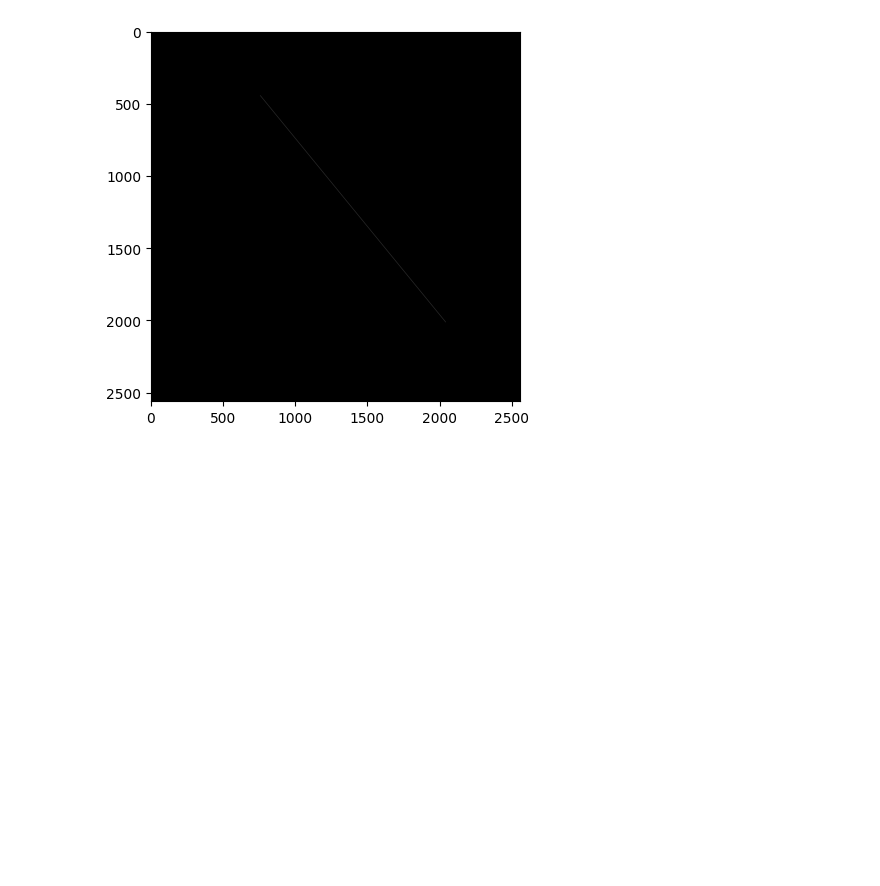
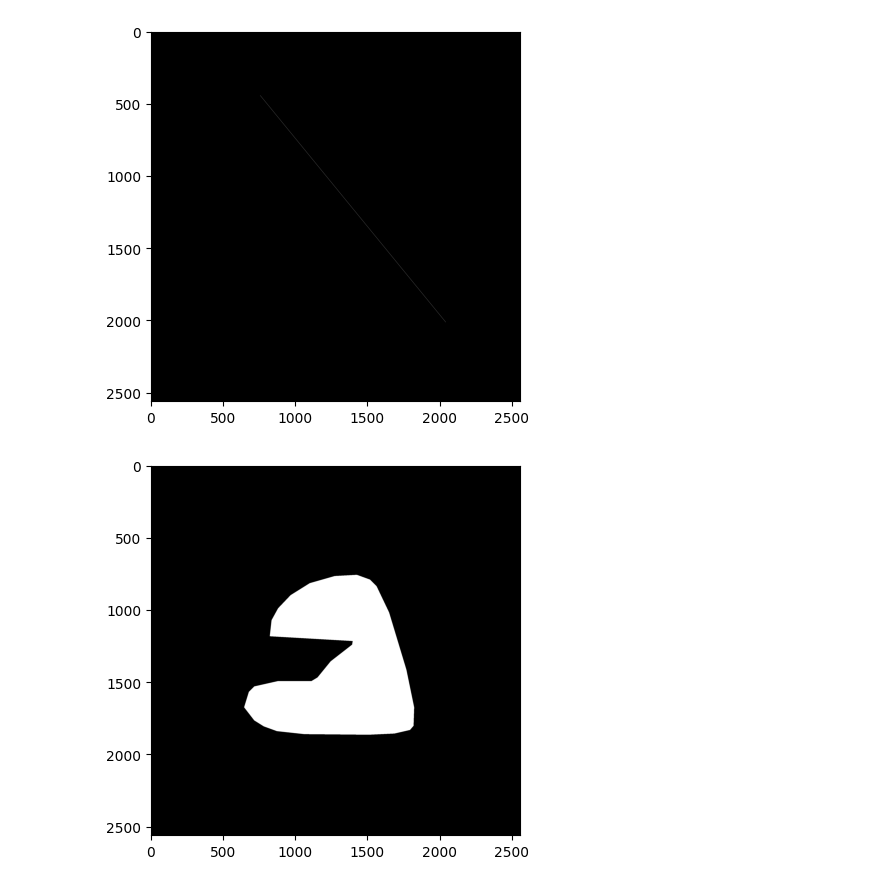
Before and after one commit to mlexchange/mlex_highres_segmentation, a Jupyter notebook: mask_playground.ipynb, the cells around one changed output. Saved outputs shown, nothing was run; the diff lists cells and outputs as text; code cells hidden in the pictures; blank space fills up the shorter version.

```diff
--- a/mask_playground.ipynb
+++ b/mask_playground.ipynb
@@ -102,7 +110,7 @@ plt.show()
 import numpy as np
 from skimage import draw
 
-def line_to_numpy(svg_data, image_width, image_height, mask_class):
+def line_to_array(svg_data, image_width, image_height, mask_class):
     x0 = svg_data['x0']
     y0 = svg_data['y0']
     x1 = svg_data['x1']
@@ -114,8 +122,7 @@ def line_to_numpy(svg_data, image_width, image_height, mask_class):
     x1 = max(min(int(x1), image_width - 1), 0)
     y1 = max(min(int(y1), image_height - 1), 0)
 
-    # Draw the line
-    mask = np.zeros((image_width, image_height))-1
+    mask = np.zeros((image_width, image_height), dtype=np.uint8)
     rr, cc = draw.line(y0, x0, y1, x1)
     mask[rr, cc] = mask_class
     return mask
@@ -130,13 +137,72 @@ svg_data = {
 image_width, image_height = 2560, 2560
 mask_class = 1
 
-mask = line_to_numpy(svg_data, image_width, image_height, mask_class)
+mask = line_to_array(svg_data, image_width, image_height, mask_class)
+np.save('test.npy', mask)
 
+# Display the image
 import matplotlib.pyplot as plt
 plt.imshow(mask, cmap='gray')
 plt.show()
 # %% [output]
 [figure]
+# %%
+import numpy as np
+from svgpathtools import parse_path
+import matplotlib.pyplot as plt
+from matplotlib.path import Path
+
+svg_data = {
+    'path': 'M821.1774193548387,1184.532258064516L833.5645161290323,1073.0483870967741L878.983870967742,990.4677419354839L965.6935483870968,899.6290322580645L1097.8225806451612,817.0483870967741L1271.241935483871,767.5L1424.016129032258,759.241935483871L1514.8548387096773,792.2741935483871L1560.274193548387,837.6935483870968L1646.983870967742,1019.3709677419355L1766.725806451613,1415.758064516129L1820.4032258064517,1675.8870967741937L1816.274193548387,1803.8870967741937L1791.5,1832.7903225806451L1684.1451612903227,1857.5645161290322L1506.5967741935483,1865.8225806451612L1060.6612903225807,1861.6935483870968L870.7258064516129,1841.0483870967741L779.8870967741935,1808.016129032258L713.8225806451613,1766.725806451613L643.6290322580645,1675.8870967741937L676.6612903225806,1568.532258064516L713.8225806451613,1531.3709677419354L878.983870967742,1494.2096774193549L1110.2096774193549,1494.2096774193549L1151.5,1469.4354838709678L1242.3387096774193,1357.9516129032259L1390.983870967742,1242.3387096774193L1395.1129032258063,1217.5645161290322Z'
+}
+image_width, image_height = 2560, 2560
+mask_class = 1
+
+
+def closed_path_to_array(svg_data, image_width, image_height, mask_class):
+    # Parse the SVG path from the input string
+    path = parse_path(svg_data["path"])
+
+    # Create a filled polygon using matplotlib
+    vertices = []
+    for segment in path:
+        vertices.extend([segment.start.real, segment.start.imag])
+        if hasattr(segment, 'control_points'):
+            for control_point in segment.control_points:
+                vertices.extend([control_point.real, control_point.imag])
+
+    # Create a matplotlib Path object from the vertices
+    polygon_path = Path(np.array(vertices).reshape(-1, 2))
+
+    # Generate a grid of points covering the whole image
+    x, y = np.meshgrid(np.arange(0, image_width), np.arange(0, image_height))
+    points = np.column_stack((x.ravel(), y.ravel()))
+
+    # Check if each point is inside the polygon
+    is_inside = polygon_path.contains_points(points)
+
+    # Reshape the result back into the 2D shape
+    mask = is_inside.reshape(image_height, image_width).astype(int)
+
+    # Set the class value for the pixels inside the polygon
+    mask[mask == 1] = mask_class
+
+    return mask
+
+svg_data = {
+    'path': 'M821.1774193548387,1184.532258064516L833.5645161290323,1073.0483870967741L878.983870967742,990.4677419354839L965.6935483870968,899.6290322580645L1097.8225806451612,817.0483870967741L1271.241935483871,767.5L1424.016129032258,759.241935483871L1514.8548387096773,792.2741935483871L1560.274193548387,837.6935483870968L1646.983870967742,1019.3709677419355L1766.725806451613,1415.758064516129L1820.4032258064517,1675.8870967741937L1816.274193548387,1803.8870967741937L1791.5,1832.7903225806451L1684.1451612903227,1857.5645161290322L1506.5967741935483,1865.8225806451612L1060.6612903225807,1861.6935483870968L870.7258064516129,1841.0483870967741L779.8870967741935,1808.016129032258L713.8225806451613,1766.725806451613L643.6290322580645,1675.8870967741937L676.6612903225806,1568.532258064516L713.8225806451613,1531.3709677419354L878.983870967742,1494.2096774193549L1110.2096774193549,1494.2096774193549L1151.5,1469.4354838709678L1242.3387096774193,1357.9516129032259L1390.983870967742,1242.3387096774193L1395.1129032258063,1217.5645161290322Z'
+}
+image_width, image_height = 2560, 2560
+mask_class = 2
+
+mask = closed_path_to_array(svg_data, image_width, image_height, mask_class)
+
+# Display the image
+import matplotlib.pyplot as plt
+plt.imshow(mask, cmap='gray')
+plt.show()
+# %% [output]
+[figure, added]
 # %%
 import numpy as np
 import matplotlib.pyplot as plt
```
Also changed, not shown: parts of 6 cells of this notebook, 3 other files.
